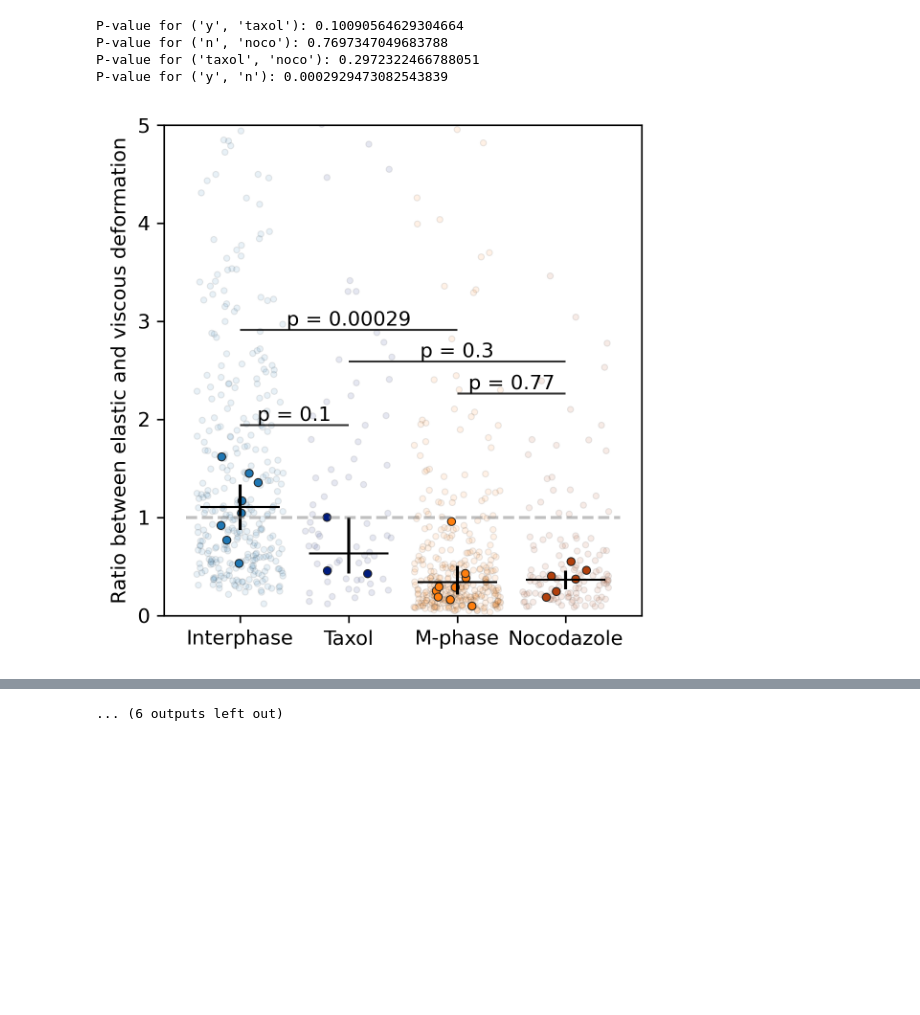
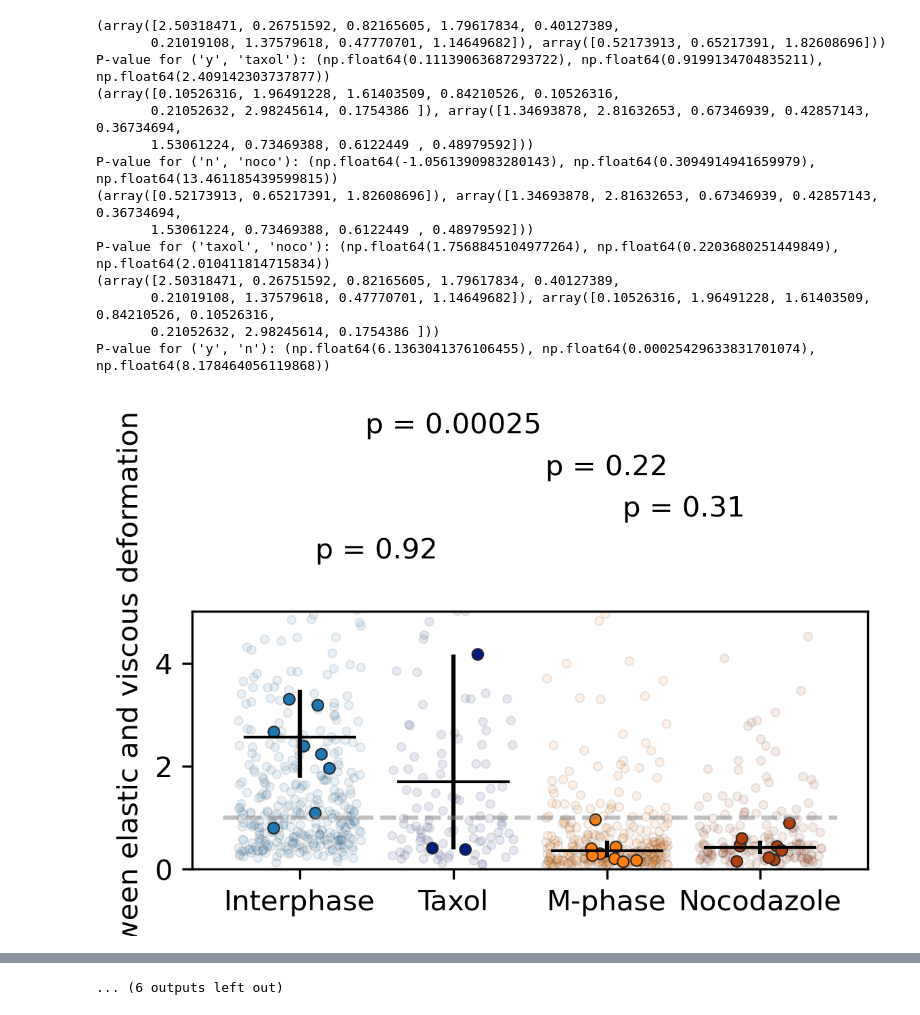
Before and after one commit to ursaursic/cytokinesis_zebrafish, a Jupyter notebook: beads_in_zebrafish/magnetic_tweezers_SD/6_comparrison_material_properties.ipynb, the cells around one changed output, grey strips where cells are left out. Cells and saved outputs as stored; diff of their text form; code cells hidden in the pictures; blank space fills up the shorter version.

```diff
--- a/beads_in_zebrafish/magnetic_tweezers_SD/6_comparrison_material_properties.ipynb
+++ b/beads_in_zebrafish/magnetic_tweezers_SD/6_comparrison_material_properties.ipynb
@@ -43,13 +43,15 @@ custom_palette = [base_colors[0], darker_colors[0], base_colors[1], darker_color
 # %%
 custom_dict = {'y': 0, 'taxol': 1, 'n': 2, 'noco': 3}
 pairs = [('y', 'taxol'), ('n', 'noco'), ('taxol', 'noco'), ('y', 'n')]
+t_on, t_off = 10, 30
 
 df_data_control_all = pd.read_csv('/Volumes/cytokinesis-zebrafish-collab/magnetic_tweezers_SD/3_plots/results/results_material_properties_no_subtr_bck.csv')
 df_data_perturb_all = pd.read_csv('/Volumes/cytokinesis-zebrafish-collab/magnetic_tweezers_nocodazole/3_plots/results/results_material_properties_no_subtr_bck.csv')
 
-df_data_all_filtered = pd.concat([filter_data(df_data_control_all), filter_data(df_data_perturb_all)]).sort_values(by='MT_STATUS', key=lambda x: x.map(custom_dict))
+# df_data_all_filtered = pd.concat([filter_data_params(df_data_control_all), filter_data_params(df_data_perturb_all)]).sort_values(by='MT_STATUS', key=lambda x: x.map(custom_dict))
+df_data_all_filtered = pd.concat([df_data_control_all, df_data_perturb_all]).sort_values(by='MT_STATUS', key=lambda x: x.map(custom_dict))
 
-df_data_control_avg_curves = pd.read_csv('/Volumes/cytokinesis-zebrafish-collab/magnetic_tweezers_SD/3_plots/results/results_parameters_curve_averaged_force_range30-60pN_no_subtr_bck.csv')
+df_data_control_avg_curves = pd.read_csv('/Volumes/cytokinesis-zebrafish-collab/magnetic_tweezers_SD/3_plots/results/results_parameters_curve_averaged_force_range20-60pN_no_subtr_bck.csv')
 df_data_perturb_avg_curves = pd.read_csv('/Volumes/cytokinesis-zebrafish-collab/magnetic_tweezers_nocodazole/3_plots/results/results_parameters_curve_averaged_force_range20-60pN_no_subtr_bck.csv')
 
 df_data_avg_curves = pd.concat([df_data_control_avg_curves, df_data_perturb_avg_curves]).sort_values(by='MT_STATUS', key=lambda x: x.map(custom_dict))
@@ -66,8 +77,11 @@ labels = ['$\\kappa$ (pN/$\\mathrm{\\mu m}$)', '$\\gamma_1$ (pN s/$\\mathrm{\\mu
 mapping = {'noco': 'Nocodazole', 'taxol': 'Taxol', 'y': 'Interphase', 'n': 'M-Phase'}
 # %%
 for (param, label) in zip(params, labels):
+    df = df_data_all_filtered
+    if param in ['k', 'eta_1', 'eta_2', 'elastic_viscous_ratio', 'a', 'tau_r']:
+        df = filter_data_params(df_data_all_filtered)
     fig = plt.figure(figsize=(4, 4), dpi=300)
-    sns.stripplot(x='MT_STATUS', y=param, hue='MT_STATUS', data=df_data_all_filtered, jitter=0.4, alpha=0.1, linewidth=0.5, legend=False, size=3, zorder=0, palette=custom_palette)
+    sns.stripplot(x='MT_STATUS', y=param, hue='MT_STATUS', data=df, jitter=0.4, alpha=0.1, linewidth=0.5, legend=False, size=3, zorder=0, palette=custom_palette)
     sns.stripplot(x='MT_STATUS', y=param, hue='MT_STATUS', data=df_data_avg_curves, jitter=0.2, alpha=1, linewidth=0.5, legend=False, size=4, zorder=1, palette=custom_palette)
 
     plt.errorbar(df_stats.loc[df_stats['parameter']==param, 'MT_STATUS'],
@@ -77,7 +91,11 @@ for (param, label) in zip(params, labels):
 
     # plt.title(f'p = {p_value:.2g}')
     for (i, pair) in enumerate(pairs):
-        plot_p_value(param, pair, df_data_avg_curves, custom_dict, height_factor=1.2 + i*0.2)
+        weights = (df_data_avg_curves.loc[df_data_avg_curves['MT_STATUS']==pair[0], 'COUNT'].values*len(df_data_avg_curves.loc[df_data_avg_curves['MT_STATUS']==pair[0], 'COUNT'].values)/np.sum       (df_data_avg_curves.loc[df_data_avg_curves['MT_STATUS']==pair[0], 'COUNT'].values),
+        df_data_avg_curves.loc[df_data_avg_curves['MT_STATUS']==pair[1], 'COUNT'].values*len(df_data_avg_curves.loc[df_data_avg_curves['MT_STATUS']==pair[1], 'COUNT'].values)/np.sum(df_data_avg_curves.loc[df_data_avg_curves['MT_STATUS']==pair[1], 'COUNT'].values))
+        # weights = (None, None)
+        print(weights)
+        plot_p_value(param, pair, df_data_avg_curves, weights, custom_dict, height_factor=1.1 + i*0.15)
 
     plt.ylabel(label)
     plt.xlabel('')
@@ -90,18 +108,19 @@ for (param, label) in zip(params, labels):
     elif param == 'eta_2':
         plt.ylim(bottom=0, top=1000)
     elif param == 'rising_dif_norm':
-        plt.ylim(0, 1.25)
+        plt.ylim(0, 1.4)
     elif param == 'elastic_viscous_ratio':
         plt.ylim(bottom=0, top=5)
         plt.hlines(1, -0.5, 3.5, color='gray', linestyle='--', alpha=0.5)
     elif param == 'rising_dif':
         plt.ylim(bottom=0, top=30)
-    # elif param == 'relative_dif':
-    #     plt.ylim(bottom=0, top=1)
+    elif param == 'relative_dif':
+        plt.ylim(bottom=0, top=1.5)
 
     # plt.ylim(0, 1000)
     # plt.yscale('log')
     plt.tight_layout()
     plt.savefig(f'{dir_plots}/results/result_comparison_{param}_{subtr_bck_label}.svg', format='svg')
+    plt.savefig(f'{dir_plots}/results/result_comparison_{param}_{subtr_bck_label}.pdf')
     plt.show()
 # %% [output]
@@ -123,5 +172,15 @@ P-value for ('y', 'n'): 0.00013223965685746762
-P-value for ('y', 'taxol'): 0.10090564629304664
-P-value for ('n', 'noco'): 0.7697347049683788
-P-value for ('taxol', 'noco'): 0.2972322466788051
-P-value for ('y', 'n'): 0.0002929473082543839
+(array([2.50318471, 0.26751592, 0.82165605, 1.79617834, 0.40127389,
+       0.21019108, 1.37579618, 0.47770701, 1.14649682]), array([0.52173913, 0.65217391, 1.82608696]))
+P-value for ('y', 'taxol'): (np.float64(0.11139063687293722), np.float64(0.9199134704835211), np.float64(2.409142303737877))
+(array([0.10526316, 1.96491228, 1.61403509, 0.84210526, 0.10526316,
+       0.21052632, 2.98245614, 0.1754386 ]), array([1.34693878, 2.81632653, 0.67346939, 0.42857143, 0.36734694,
+       1.53061224, 0.73469388, 0.6122449 , 0.48979592]))
+P-value for ('n', 'noco'): (np.float64(-1.0561390983280143), np.float64(0.3094914941659979), np.float64(13.461185439599815))
+(array([0.52173913, 0.65217391, 1.82608696]), array([1.34693878, 2.81632653, 0.67346939, 0.42857143, 0.36734694,
+       1.53061224, 0.73469388, 0.6122449 , 0.48979592]))
+P-value for ('taxol', 'noco'): (np.float64(1.7568845104977264), np.float64(0.2203680251449849), np.float64(2.010411814715834))
+(array([2.50318471, 0.26751592, 0.82165605, 1.79617834, 0.40127389,
+       0.21019108, 1.37579618, 0.47770701, 1.14649682]), array([0.10526316, 1.96491228, 1.61403509, 0.84210526, 0.10526316,
+       0.21052632, 2.98245614, 0.1754386 ]))
+P-value for ('y', 'n'): (np.float64(6.1363041376106455), np.float64(0.00025429633831701074), np.float64(8.178464056119868))
-[figure, old version]
+[figure, new version]
```
Also changed, not shown: parts of 2 cells of this notebook, 25 other files.
